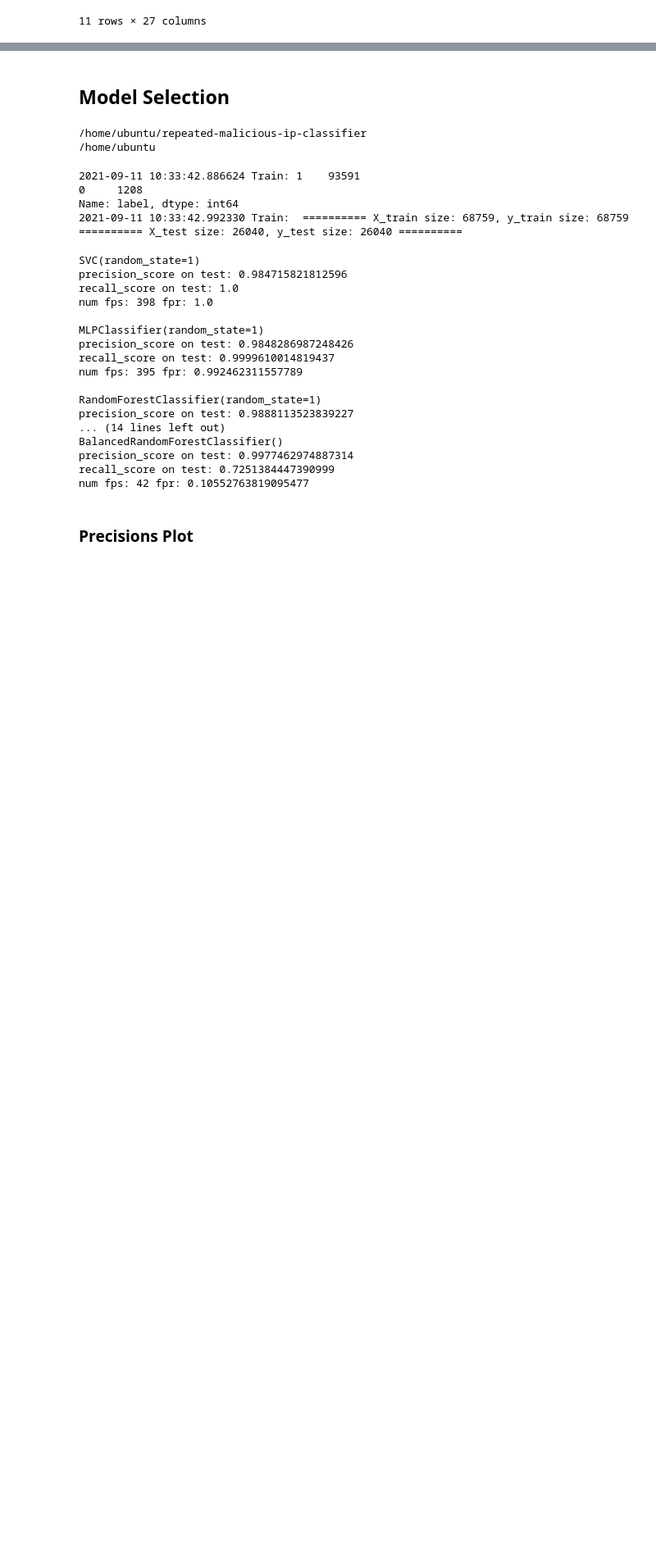
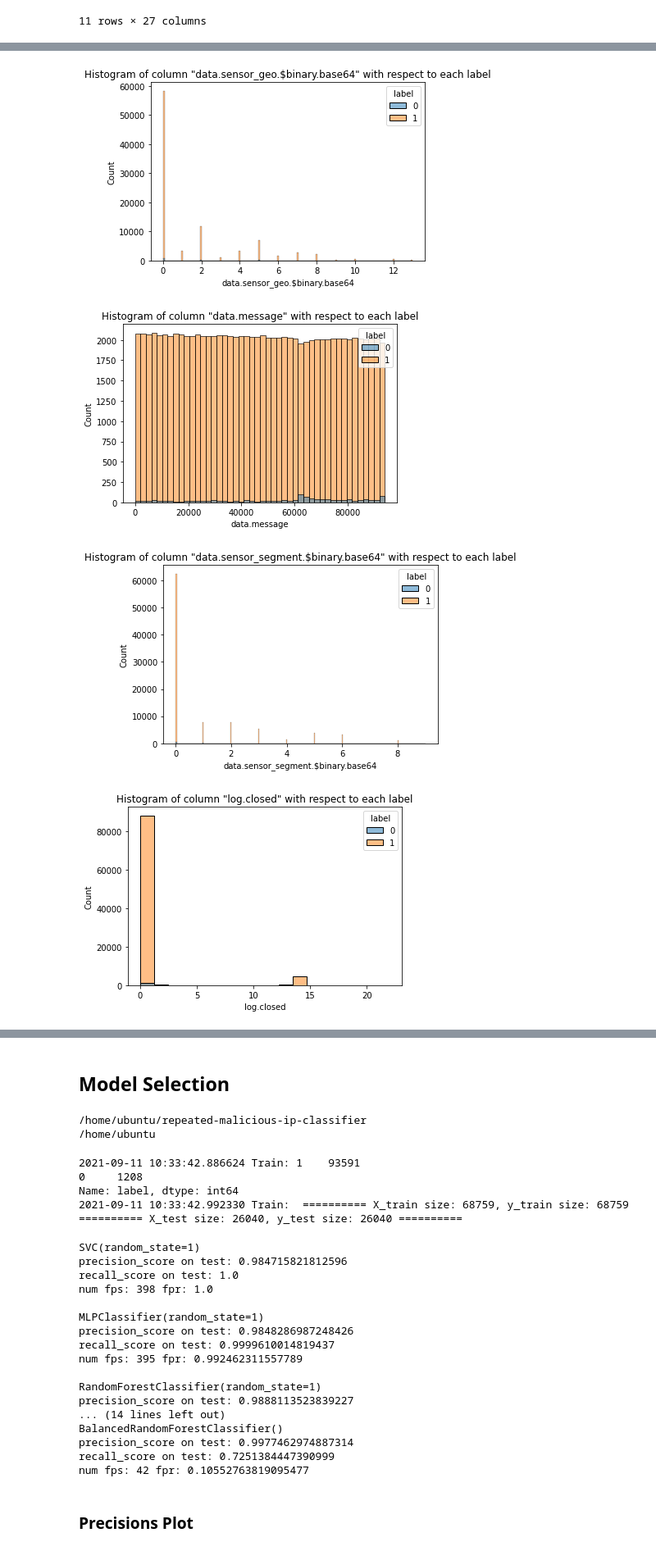
Before and after one commit to guyfreund/Repeated-Malicious-IP-Classifier, a Jupyter notebook: EDA.ipynb, the cells around one changed output, grey strips where cells are left out. Shown at 82% size. Cells and saved outputs as stored; diff of their text form; code cells hidden in the pictures; blank space fills up the shorter version.

```diff
--- a/EDA.ipynb
+++ b/EDA.ipynb
@@ -26,7 +26,7 @@ import numpy as np
 # %% [markdown]
 ## Database Handling
 # %%
-df = pd.read_pickle("repeated-malicious-ip-classifier/pickles/processed_data_94800.pkl")
+df = pd.read_pickle("repeated-malicious-ip-classifier/pickles/processed_data_30000.pkl")
 # %%
 df.head()
 # %% [output]
@@ -123,11 +133,12 @@ ProfileReport(df)
 # %%
-columns = ['data.bf', 'data.sensor_geo.$binary.base64',
+def plot_histograms(df):
+    columns = ['data.sensor_geo.$binary.base64', 'data.message',
            'data.sensor_segment.$binary.base64', 'log.closed',
        'client.kex', 'login.success', 'session.closed', 'client.version',
        'session.params', 'command.input', 'session.file_download',
        'session.file_download.failed', 'command.failed', 'session.file_upload',
-       'client.var', 'command.success', 'client.size', 'data.src_uptime_sec']
-for col in columns:
-    print(col)
-    sns.histplot(data=df, x=col, hue="label")
-    plt.show()
+       'client.var', 'command.success', 'data.src_uptime_sec']
+    for col in columns:
+        sns.histplot(data=df, x=col, hue="label")
+        plt.title(f'Histogram of column "{col}" with respect to each label')
+        plt.show()
@@ -147,0 +145,7 @@ login.success
+# %%
+plot_histograms(df)
+# %% [output]
+[figure, added]
+[figure, added]
+[figure, added]
+[figure, added]
```
Also changed, not shown: parts of 13 cells of this notebook.
